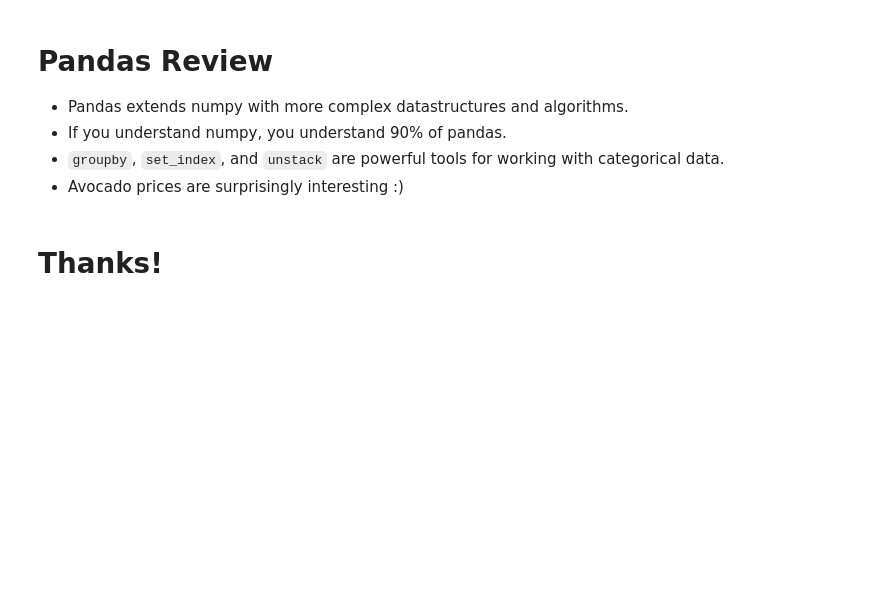
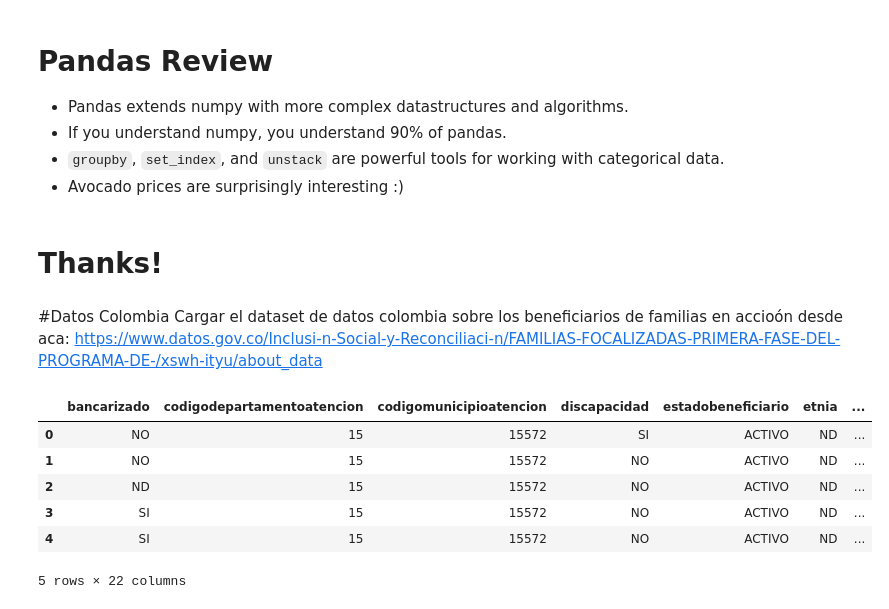
Before and after one commit to Pab10Suarez/MetNumUN2024I, a Jupyter notebook: Lab2/psuarezv_Lab2.ipynb, the cells around one changed output. Drawn from its saved outputs; the diff is of its cells as text; code cells hidden in the pictures; blank space fills up the shorter version.

```diff
--- a/Lab2/psuarezv_Lab2.ipynb
+++ b/Lab2/psuarezv_Lab2.ipynb
@@ -1862,3 +1862,24 @@ plt.show()
 - Avocado prices are surprisingly interesting :)
 # %% [markdown]
 # Thanks!
+# %% [markdown]
+#Datos Colombia
+Cargar el dataset de datos colombia sobre los beneficiarios de familias en accioón desde aca: https://www.datos.gov.co/Inclusi-n-Social-y-Reconciliaci-n/FAMILIAS-FOCALIZADAS-PRIMERA-FASE-DEL-PROGRAMA-DE-/xswh-ityu/about_data
+# %%
+from urllib.parse import urlencode
+import pandas as pd
+import requests
+import matplotlib.pyplot as plt
+import matplotlib.cm as cm
+
+data = requests.get("https://www.datos.gov.co/resource/xswh-ityu.json")
+dfFamilias = pd.DataFrame(data.json())
+dfFamilias.head()
+# %% [output]
+|  | bancarizado | codigodepartamentoatencion | codigomunicipioatencion | discapacidad | estadobeneficiario | etnia | ... |
+| 0 | NO | 15 | 15572 | SI | ACTIVO | ND | ... |
+| 1 | NO | 15 | 15572 | NO | ACTIVO | ND | ... |
+| 2 | ND | 15 | 15572 | NO | ACTIVO | ND | ... |
+| 3 | SI | 15 | 15572 | NO | ACTIVO | ND | ... |
+| 4 | SI | 15 | 15572 | NO | ACTIVO | ND | ... |
+5 rows × 22 columns
```
Also changed, not shown: parts of 3 cells of this notebook.
